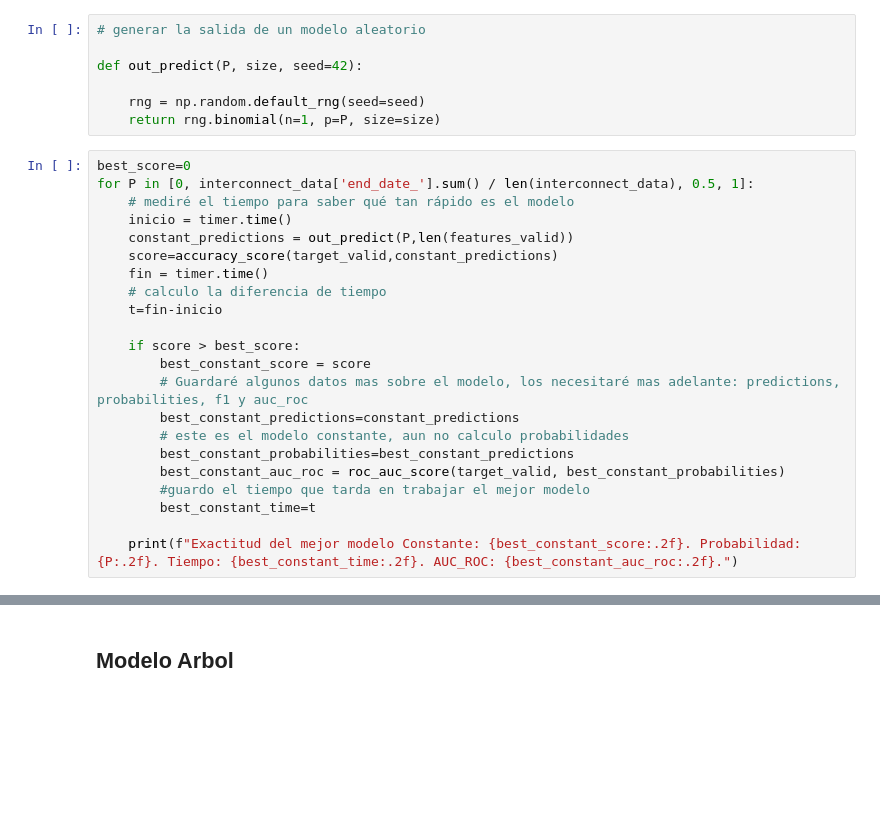
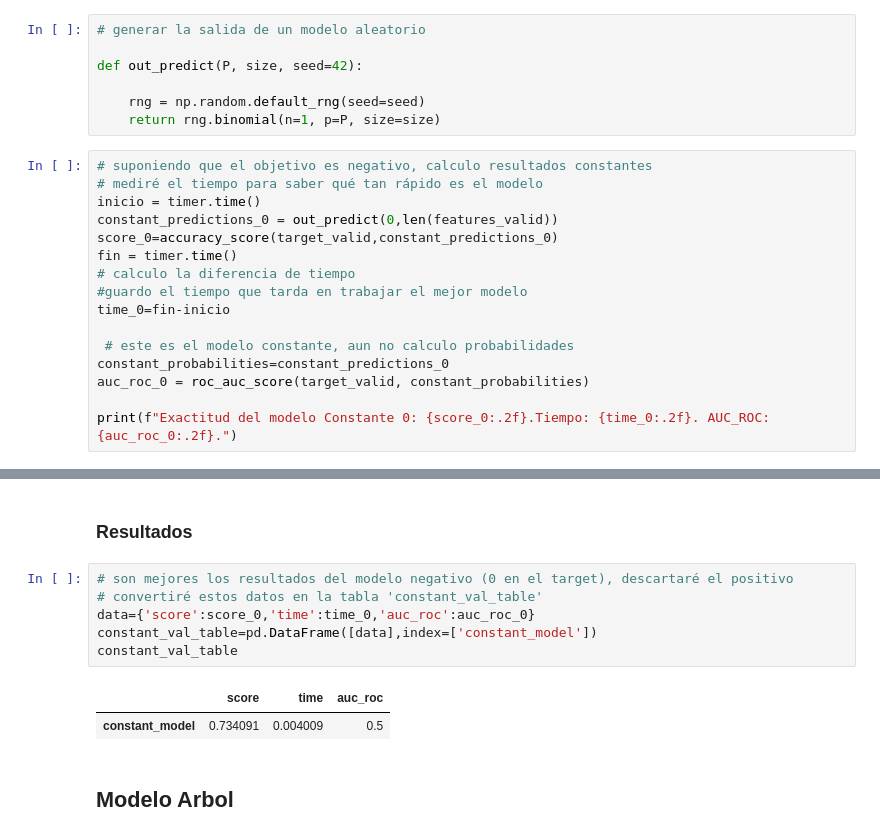
Before and after one commit to GeorginaTL/ProyectoFinalTT, a Jupyter notebook: proyecto_final_s17.ipynb, the cells around one changed output, grey strips where cells are left out. Drawn from its saved outputs; the diff is of its cells as text; blank space fills up the shorter version.

```diff
--- a/proyecto_final_s17.ipynb
+++ b/proyecto_final_s17.ipynb
@@ -1815,25 +1815,19 @@ def out_predict(P, size, seed=42):
     rng = np.random.default_rng(seed=seed)
     return rng.binomial(n=1, p=P, size=size)
 # %%
-best_score=0
-for P in [0, interconnect_data['end_date_'].sum() / len(interconnect_data), 0.5, 1]:
-    # mediré el tiempo para saber qué tan rápido es el modelo
-    inicio = timer.time()
-    constant_predictions = out_predict(P,len(features_valid))
-    score=accuracy_score(target_valid,constant_predictions)
-    fin = timer.time()
-    # calculo la diferencia de tiempo
-    t=fin-inicio
+# suponiendo que el objetivo es negativo, calculo resultados constantes
+# mediré el tiempo para saber qué tan rápido es el modelo
+inicio = timer.time()
+constant_predictions_0 = out_predict(0,len(features_valid))
+score_0=accuracy_score(target_valid,constant_predictions_0)
+fin = timer.time()
+# calculo la diferencia de tiempo
+#guardo el tiempo que tarda en trabajar el mejor modelo
+time_0=fin-inicio
 
-    if score > best_score:
-        best_constant_score = score
-        # Guardaré algunos datos mas sobre el modelo, los necesitaré mas adelante: predictions, probabilities, f1 y auc_roc
-        best_constant_predictions=constant_predictions
-        # este es el modelo constante, aun no calculo probabilidades
-        best_constant_probabilities=best_constant_predictions
-        best_constant_auc_roc = roc_auc_score(target_valid, best_constant_probabilities)
-        #guardo el tiempo que tarda en trabajar el mejor modelo
-        best_constant_time=t
+ # este es el modelo constante, aun no calculo probabilidades
+constant_probabilities=constant_predictions_0
+auc_roc_0 = roc_auc_score(target_valid, constant_probabilities)
 
-    print(f"Exactitud del mejor modelo Constante: {best_constant_score:.2f}. Probabilidad: {P:.2f}. Tiempo: {best_constant_time:.2f}. AUC_ROC: {best_constant_auc_roc:.2f}.")
+print(f"Exactitud del modelo Constante 0: {score_0:.2f}.Tiempo: {time_0:.2f}. AUC_ROC: {auc_roc_0:.2f}.")
 # %% [output]
@@ -1844,3 +1853,14 @@ Exactitud del mejor modelo Constante: 0.27. Probabilidad: 1.00. Tiempo: 0.00. AU
+# %% [markdown]
+### Resultados
+# %%
+# son mejores los resultados del modelo negativo (0 en el target), descartaré el positivo
+# convertiré estos datos en la tabla 'constant_val_table'
+data={'score':score_0,'time':time_0,'auc_roc':auc_roc_0}
+constant_val_table=pd.DataFrame([data],index=['constant_model'])
+constant_val_table
+# %% [output]
+|  | score | time | auc_roc |
+| constant_model | 0.734091 | 0.004009 | 0.5 |
 # %% [markdown]
 ## Modelo Arbol
 # %% [markdown]
```
Also changed, not shown: parts of 18 cells of this notebook.
